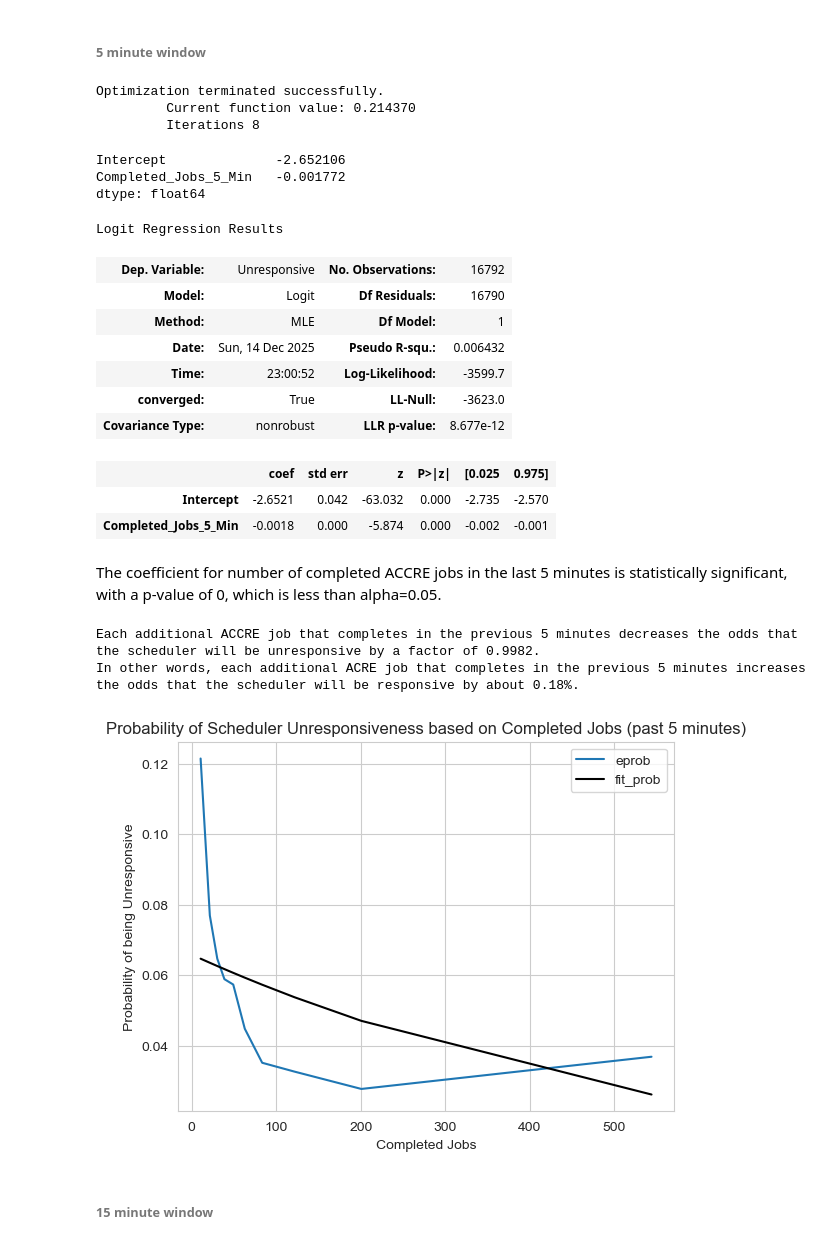
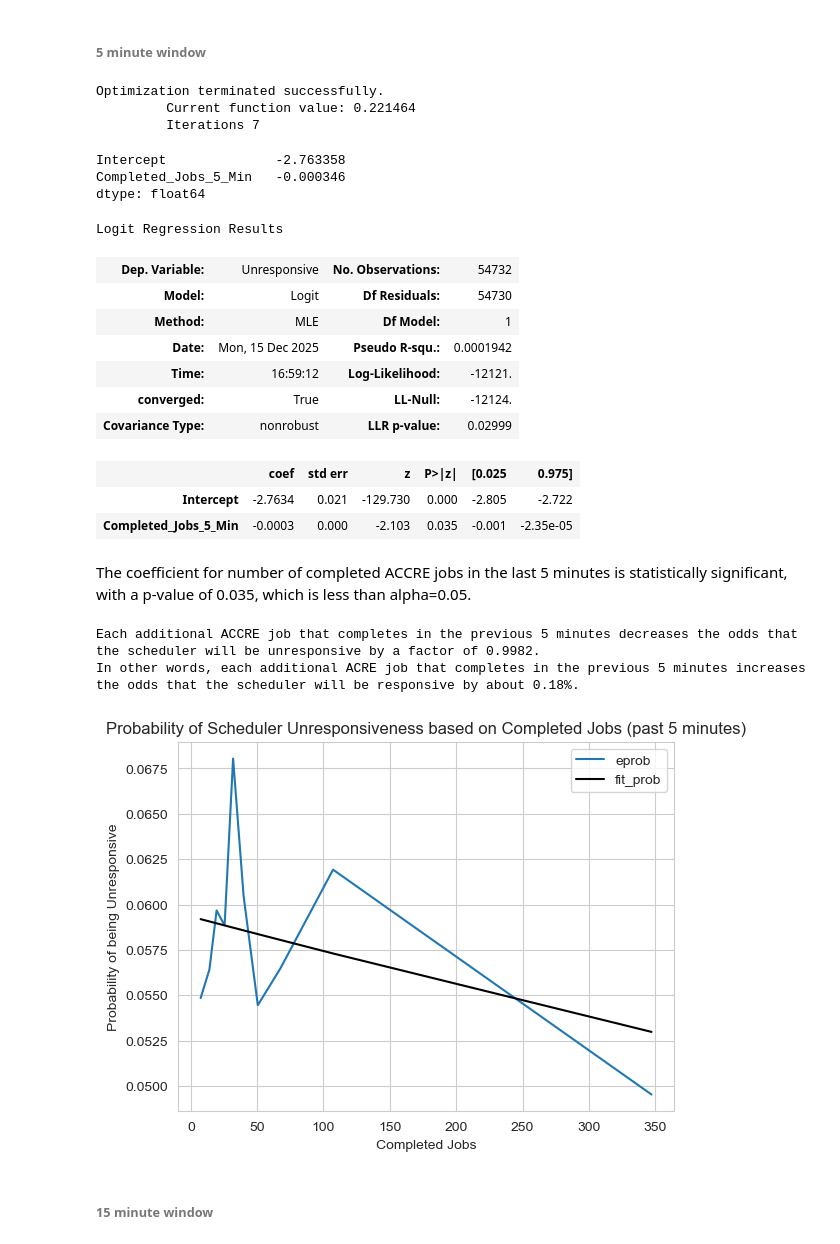
Before and after one commit to nss-data-science-cohort-9/accre-aezell314, a Jupyter notebook: notebooks/ACCRE Scheduling Investigation.ipynb, the cells around one changed output. Saved outputs shown, nothing was run; the diff lists cells and outputs as text; code cells hidden in the pictures.

```diff
--- a/notebooks/ACCRE Scheduling Investigation.ipynb
+++ b/notebooks/ACCRE Scheduling Investigation.ipynb
@@ -532,8 +489,13 @@ analysis_data = pd.merge_asof(
     job_completions,
     left_on='Date',
     right_on='END',
-    tolerance=pd.Timedelta('2s')
 )
+
+# Adding a column for the time since the last job completion
+analysis_data['Time_Since_Last_Job'] = analysis_data['Date'] - analysis_data['END']
+
+# Adding a column for quantile of Time_Since_Last_Job
+analysis_data['Gap_Quantile'] = pd.qcut(analysis_data['Time_Since_Last_Job'], q=10, labels=False)
 # %%
 analysis_data.head(2)
 # %% [output]
@@ -543,0 +508,2 @@ analysis_data.head(2)
+# %%
+job_completion_analysis_data = analysis_data[analysis_data['Gap_Quantile']<9]
@@ -681,31 +669,31 @@ def logistic(x):
 ###### 5 minute window
 # %%
 resp_jobs_5min_logreg = smf.logit("Unresponsive ~ Completed_Jobs_5_Min",
-                          data = analysis_data).fit()
+                          data = job_completion_analysis_data).fit()
 resp_jobs_5min_logreg.params
 # %% [output]
 Optimization terminated successfully.
-         Current function value: 0.214370
-         Iterations 8
+         Current function value: 0.221464
+         Iterations 7
-Intercept              -2.652106
-Completed_Jobs_5_Min   -0.001772
+Intercept              -2.763358
+Completed_Jobs_5_Min   -0.000346
 dtype: float64
 # %%
 resp_jobs_5min_logreg.summary()
 # %% [output]
 Logit Regression Results
-| Dep. Variable: | Unresponsive | No. Observations: | 16792 |
-| Model: | Logit | Df Residuals: | 16790 |
+| Dep. Variable: | Unresponsive | No. Observations: | 54732 |
+| Model: | Logit | Df Residuals: | 54730 |
 | Method: | MLE | Df Model: | 1 |
-| Date: | Sun, 14 Dec 2025 | Pseudo R-squ.: | 0.006432 |
-| Time: | 23:00:52 | Log-Likelihood: | -3599.7 |
-| converged: | True | LL-Null: | -3623.0 |
-| Covariance Type: | nonrobust | LLR p-value: | 8.677e-12 |
+| Date: | Mon, 15 Dec 2025 | Pseudo R-squ.: | 0.0001942 |
+| Time: | 16:59:12 | Log-Likelihood: | -12121. |
+| converged: | True | LL-Null: | -12124. |
+| Covariance Type: | nonrobust | LLR p-value: | 0.02999 |
 |  | coef | std err | z | P>|z| | [0.025 | 0.975] |
-| Intercept | -2.6521 | 0.042 | -63.032 | 0.000 | -2.735 | -2.570 |
-| Completed_Jobs_5_Min | -0.0018 | 0.000 | -5.874 | 0.000 | -0.002 | -0.001 |
+| Intercept | -2.7634 | 0.021 | -129.730 | 0.000 | -2.805 | -2.722 |
+| Completed_Jobs_5_Min | -0.0003 | 0.000 | -2.103 | 0.035 | -0.001 | -2.35e-05 |
 # %% [markdown]
-The coefficient for number of completed ACCRE jobs in the last 5 minutes is statistically significant, with a p-value of 0, which is less than alpha=0.05.
+The coefficient for number of completed ACCRE jobs in the last 5 minutes is statistically significant, with a p-value of 0.035, which is less than alpha=0.05.
 # %%
 odds_ratio = np.exp(resp_jobs_5min_logreg.params['Completed_Jobs_5_Min'])
 
@@ -717,28 +705,28 @@ Each additional ACCRE job that completes in the previous 5 minutes decreases the
 In other words, each additional ACRE job that completes in the previous 5 minutes increases the odds that the scheduler will be responsive by about 0.18%.
 # %%
 resp_summary = (
-    analysis_data
-    .assign(group = pd.qcut(analysis_data['Completed_Jobs_5_Min'],
+    job_completion_analysis_data
+    .assign(group = pd.qcut(job_completion_analysis_data['Completed_Jobs_5_Min'],
                             q = 10,
                             duplicates = 'drop'))
     .groupby('group', observed = False)
     [['Completed_Jobs_5_Min', 'Unresponsive']]
     .mean()
     .reset_index()
     .rename(columns = {'Unresponsive': 'eprob'})
 )
 
 resp_summary['fit_prob'] = resp_jobs_5min_logreg.predict(resp_summary[['Completed_Jobs_5_Min']])
 
 ax = resp_summary.plot(x = 'Completed_Jobs_5_Min', y = 'eprob')
 resp_summary.plot(x = 'Completed_Jobs_5_Min', y = 'fit_prob',
                 color = 'black',
                 ax = ax)
 plt.title("Probability of Scheduler Unresponsiveness based on Completed Jobs (past 5 minutes)")
 plt.xlabel("Completed Jobs")
 plt.ylabel("Probability of being Unresponsive");
 # %% [output]
-[figure, old version]
+[figure, new version]
 # %% [markdown]
 ###### 15 minute window
 # %%
```
Also changed, not shown: parts of 36 cells of this notebook.
